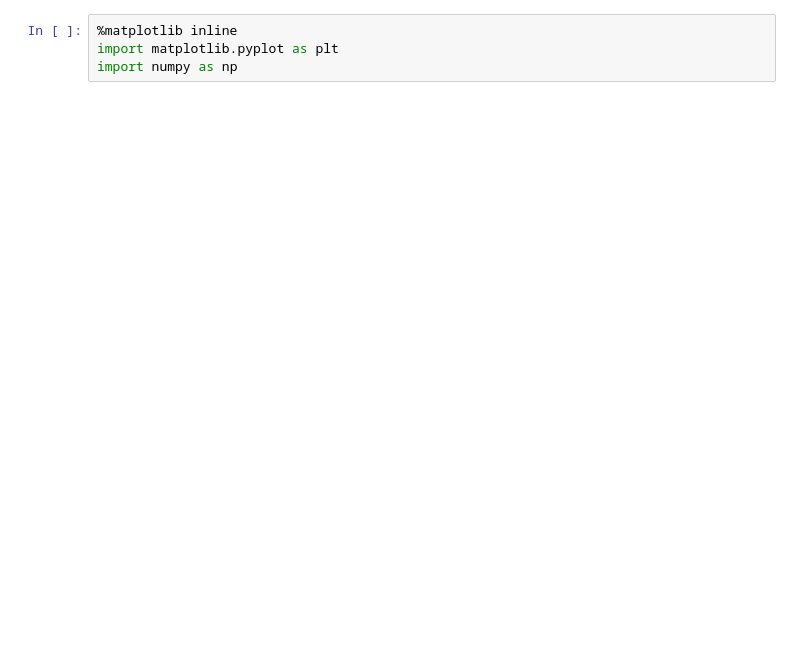
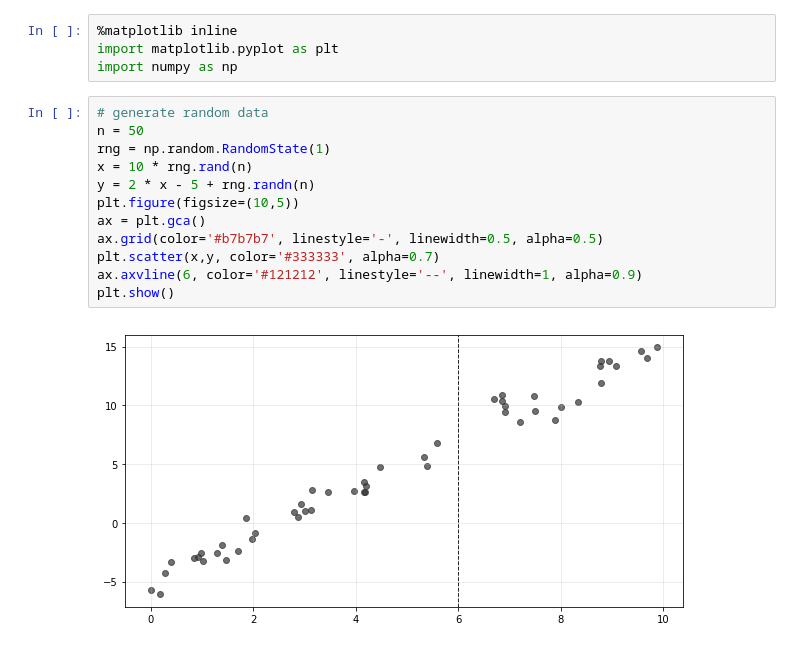
Before and after one commit to ValleyZw/hill, a Jupyter notebook: 004_linear_regression.ipynb, the cells around one changed output. Saved outputs shown, nothing was run; the diff lists cells and outputs as text; blank space fills up the shorter version.

```diff
--- a/004_linear_regression.ipynb
+++ b/004_linear_regression.ipynb
@@ -2,3 +2,17 @@
 %matplotlib inline
 import matplotlib.pyplot as plt
 import numpy as np
+# %%
+# generate random data
+n = 50
+rng = np.random.RandomState(1)
+x = 10 * rng.rand(n)
+y = 2 * x - 5 + rng.randn(n)
+plt.figure(figsize=(10,5))
+ax = plt.gca()
+ax.grid(color='#b7b7b7', linestyle='-', linewidth=0.5, alpha=0.5)
+plt.scatter(x,y, color='#333333', alpha=0.7)
+ax.axvline(6, color='#121212', linestyle='--', linewidth=1, alpha=0.9)
+plt.show()
+# %% [output]
+[figure, added]
```
Also changed, not shown: parts of 6 cells of this notebook.
